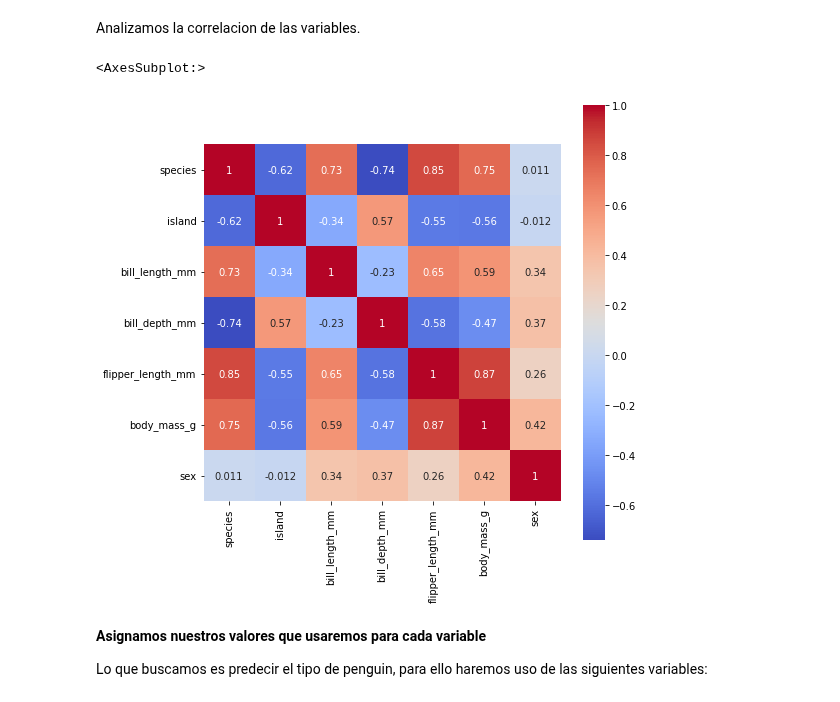
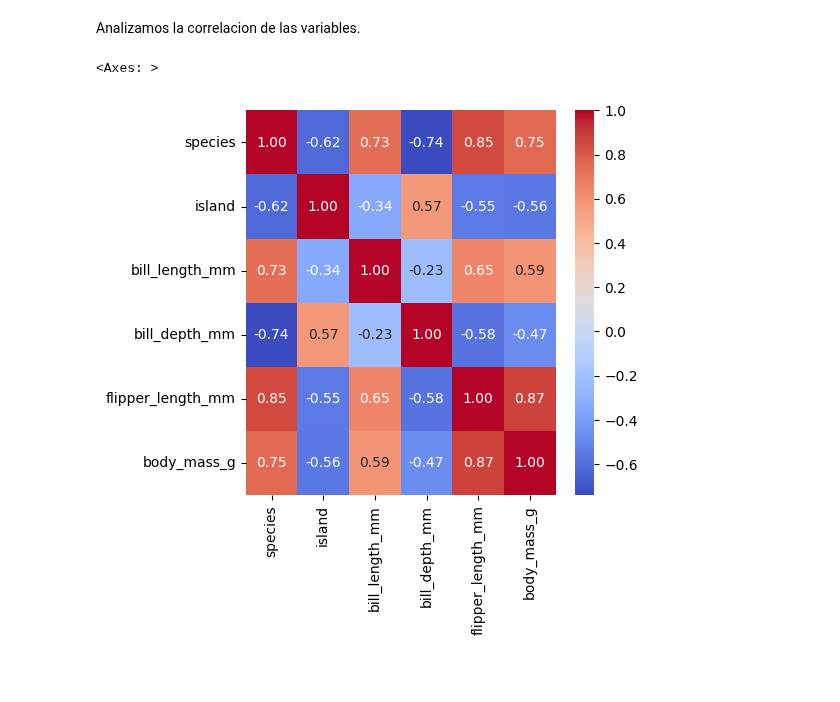
Before and after one commit to AlejandroVillasenor/MachineLearning, a Jupyter notebook: KNN/penguinknn.ipynb, the cells around one changed output. Saved outputs shown, nothing was run; the diff lists cells and outputs as text; code cells hidden in the pictures; blank space fills up the shorter version.

```diff
--- a/KNN/penguinknn.ipynb
+++ b/KNN/penguinknn.ipynb
@@ -146,12 +145,10 @@ penguins
 Analizamos la correlacion de las variables.
 # %%
 #Correlación
-plt.figure(figsize=(8, 8))
-sns.heatmap(penguins.corr(), annot=True, cmap='coolwarm', square=True)
+plt.figure(figsize=(5, 5))
+#Matriz de correlación sin sex, species e island
+variables = ['species','island','bill_length_mm', 'bill_depth_mm', 'flipper_length_mm', 'body_mass_g']
+sns.heatmap(penguins[variables].corr(), annot=True, fmt='.2f', cmap='coolwarm')
 # %% [output]
-<AxesSubplot:>
+<Axes: >
-[figure, old version]
+[figure, new version]
-# %% [markdown]
-**Asignamos nuestros valores que usaremos para cada variable**
-
-Lo que buscamos es predecir el tipo de penguin, para ello haremos uso de las siguientes variables:
```
Also changed, not shown: parts of 17 cells of this notebook, 2 other files.
